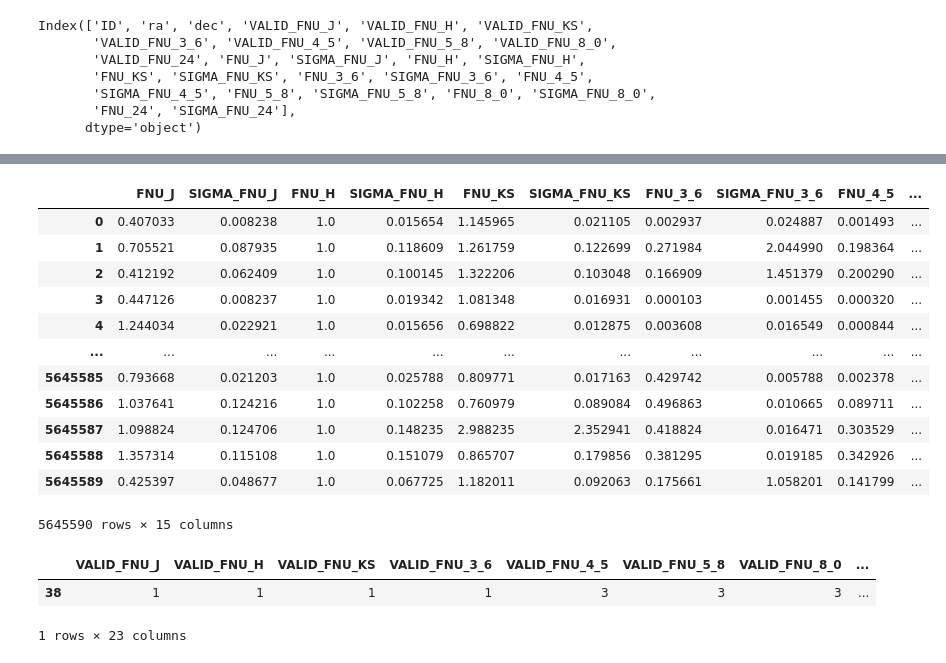
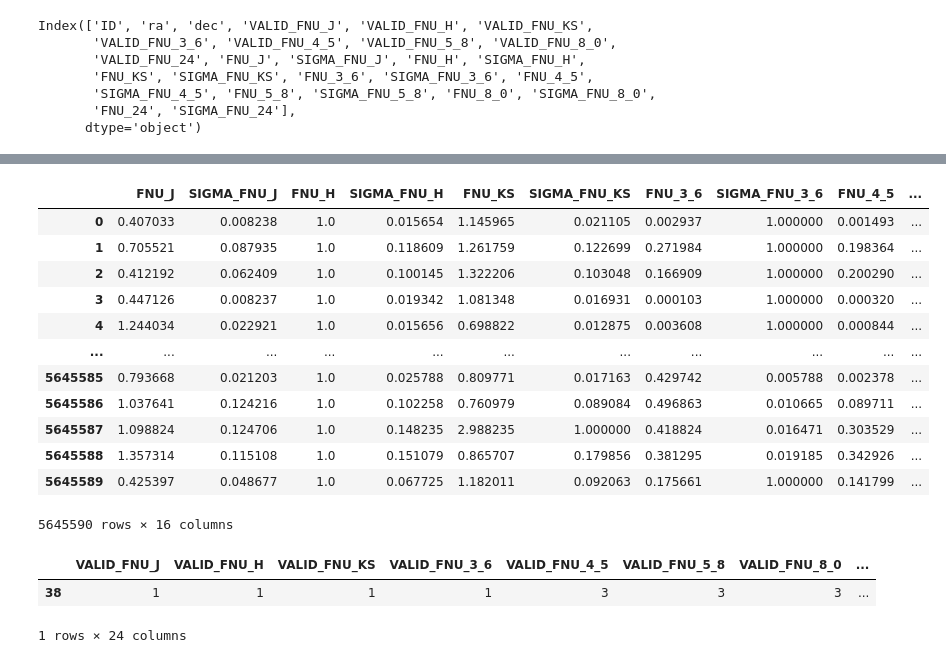
Before and after one commit to jridenba/REU-Notebooks, a Jupyter notebook: Unpickle SESNA.ipynb, the cells around one changed output, grey strips where cells are left out. Saved outputs shown, nothing was run; the diff lists cells and outputs as text; code cells hidden in the pictures.

Commit message:
Fixed Normalization to not divide upper limit errors

```diff
--- a/Unpickle SESNA.ipynb
+++ b/Unpickle SESNA.ipynb
@@ -90,7 +90,7 @@ Index(['ID', 'ra', 'dec', 'VALID_FNU_J', 'VALID_FNU_H', 'VALID_FNU_KS',
        'FNU_24', 'SIGMA_FNU_24'],
       dtype='object')
 # %%
-mask = df2.iloc[:,3:11]
-mask = np.array(mask.iloc[:,0:8])
-mask
+mask = np.array(df2.iloc[:,3:11])
+mask = np.array([[True if x == 1 else False for x in y] for y in mask])
+mask[0]
 # %% [output]
@@ -109,34 +147,37 @@ df_norm = df2.copy()
 df_norm.iloc[:,11:26:2] = df_norm.iloc[:,11:26:2].div(norm_factor,axis=0)
 
 # Because flux is a random variable, we need to multiply the error by the same factor as the flux
-for i in range() # Loop over each source and determine if the error should be normalized or not (using the mask of valid)
-df_norm.iloc[:,12:27:2] = df_norm.iloc[:,12:27:2].div(norm_factor,axis=0)
+df_norm_error = df2['FNU_H'].copy()
+df_norm_errorlist = [df_norm_error for i in range(8)]
+df_norm_error = pd.concat(df_norm_errorlist,axis=1) # Make the normalization factor the same shape as the error df
 
-df_norm
+df_norm_error[~mask] = 1.0 # Set the normalization factor to 1.0 where the flux is an upper limit
+
+df_norm.iloc[:,12:27:2] = df_norm.iloc[:,12:27:2].div(df_norm_error.to_numpy()) # Divide the errors by their proper normalization factors
 
 with open('../data/raw/SESNA_normalized','w') as output:
     output.write(make_source_ascii(df_norm))
 # %%
-df_norm.iloc[:,11:26]
+df_norm.iloc[:,11:27]
 # %% [output]
 |  | FNU_J | SIGMA_FNU_J | FNU_H | SIGMA_FNU_H | FNU_KS | SIGMA_FNU_KS | FNU_3_6 | SIGMA_FNU_3_6 | FNU_4_5 | ... |
-| 0 | 0.407033 | 0.008238 | 1.0 | 0.015654 | 1.145965 | 0.021105 | 0.002937 | 0.024887 | 0.001493 | ... |
-| 1 | 0.705521 | 0.087935 | 1.0 | 0.118609 | 1.261759 | 0.122699 | 0.271984 | 2.044990 | 0.198364 | ... |
-| 2 | 0.412192 | 0.062409 | 1.0 | 0.100145 | 1.322206 | 0.103048 | 0.166909 | 1.451379 | 0.200290 | ... |
-| 3 | 0.447126 | 0.008237 | 1.0 | 0.019342 | 1.081348 | 0.016931 | 0.000103 | 0.001455 | 0.000320 | ... |
-| 4 | 1.244034 | 0.022921 | 1.0 | 0.015656 | 0.698822 | 0.012875 | 0.003608 | 0.016549 | 0.000844 | ... |
+| 0 | 0.407033 | 0.008238 | 1.0 | 0.015654 | 1.145965 | 0.021105 | 0.002937 | 1.000000 | 0.001493 | ... |
+| 1 | 0.705521 | 0.087935 | 1.0 | 0.118609 | 1.261759 | 0.122699 | 0.271984 | 1.000000 | 0.198364 | ... |
+| 2 | 0.412192 | 0.062409 | 1.0 | 0.100145 | 1.322206 | 0.103048 | 0.166909 | 1.000000 | 0.200290 | ... |
+| 3 | 0.447126 | 0.008237 | 1.0 | 0.019342 | 1.081348 | 0.016931 | 0.000103 | 1.000000 | 0.000320 | ... |
+| 4 | 1.244034 | 0.022921 | 1.0 | 0.015656 | 0.698822 | 0.012875 | 0.003608 | 1.000000 | 0.000844 | ... |
 | ... | ... | ... | ... | ... | ... | ... | ... | ... | ... | ... |
 | 5645585 | 0.793668 | 0.021203 | 1.0 | 0.025788 | 0.809771 | 0.017163 | 0.429742 | 0.005788 | 0.002378 | ... |
 | 5645586 | 1.037641 | 0.124216 | 1.0 | 0.102258 | 0.760979 | 0.089084 | 0.496863 | 0.010665 | 0.089711 | ... |
-| 5645587 | 1.098824 | 0.124706 | 1.0 | 0.148235 | 2.988235 | 2.352941 | 0.418824 | 0.016471 | 0.303529 | ... |
+| 5645587 | 1.098824 | 0.124706 | 1.0 | 0.148235 | 2.988235 | 1.000000 | 0.418824 | 0.016471 | 0.303529 | ... |
 | 5645588 | 1.357314 | 0.115108 | 1.0 | 0.151079 | 0.865707 | 0.179856 | 0.381295 | 0.019185 | 0.342926 | ... |
-| 5645589 | 0.425397 | 0.048677 | 1.0 | 0.067725 | 1.182011 | 0.092063 | 0.175661 | 1.058201 | 0.141799 | ... |
+| 5645589 | 0.425397 | 0.048677 | 1.0 | 0.067725 | 1.182011 | 0.092063 | 0.175661 | 1.000000 | 0.141799 | ... |
-5645590 rows × 15 columns
+5645590 rows × 16 columns
 # %%
 norm_factor.to_csv('../data/raw/norm_factor_SESNA')
 # %%
-df_norm[df_norm['ID'] == 'J032637.84+582215.7'].iloc[:,3:26]
+df_norm[df_norm['ID'] == 'J032637.84+582215.7'].iloc[:,3:27]
 # %% [output]
 |  | VALID_FNU_J | VALID_FNU_H | VALID_FNU_KS | VALID_FNU_3_6 | VALID_FNU_4_5 | VALID_FNU_5_8 | VALID_FNU_8_0 | ... |
 | 38 | 1 | 1 | 1 | 1 | 3 | 3 | 3 | ... |
-1 rows × 23 columns
+1 rows × 24 columns
```
Also changed, not shown: parts of 4 cells of this notebook.
